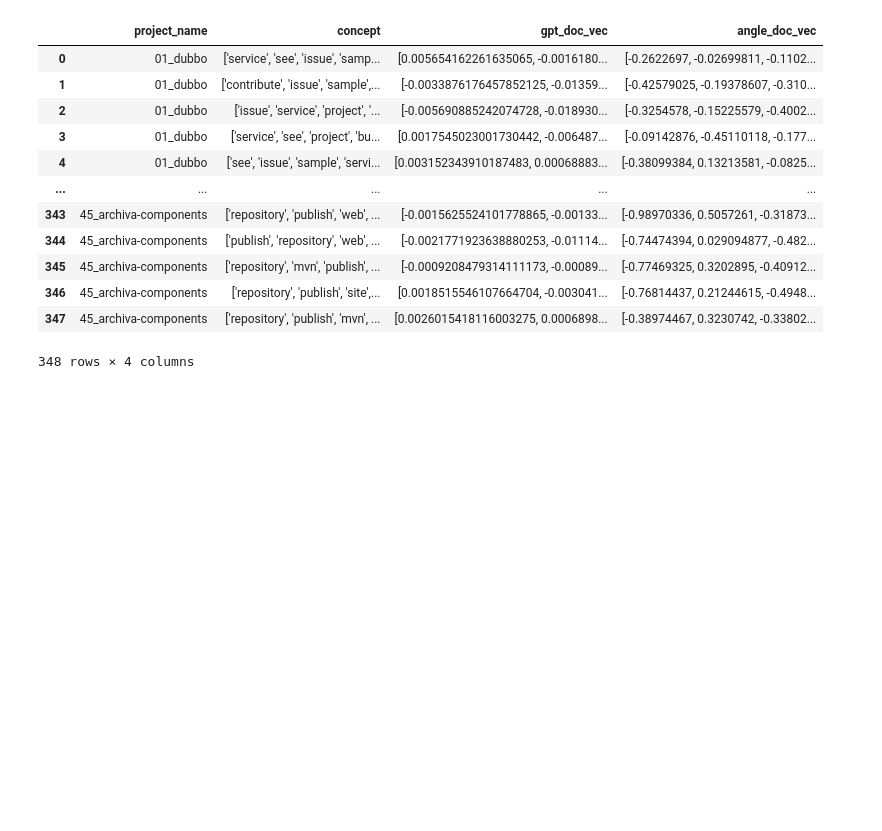
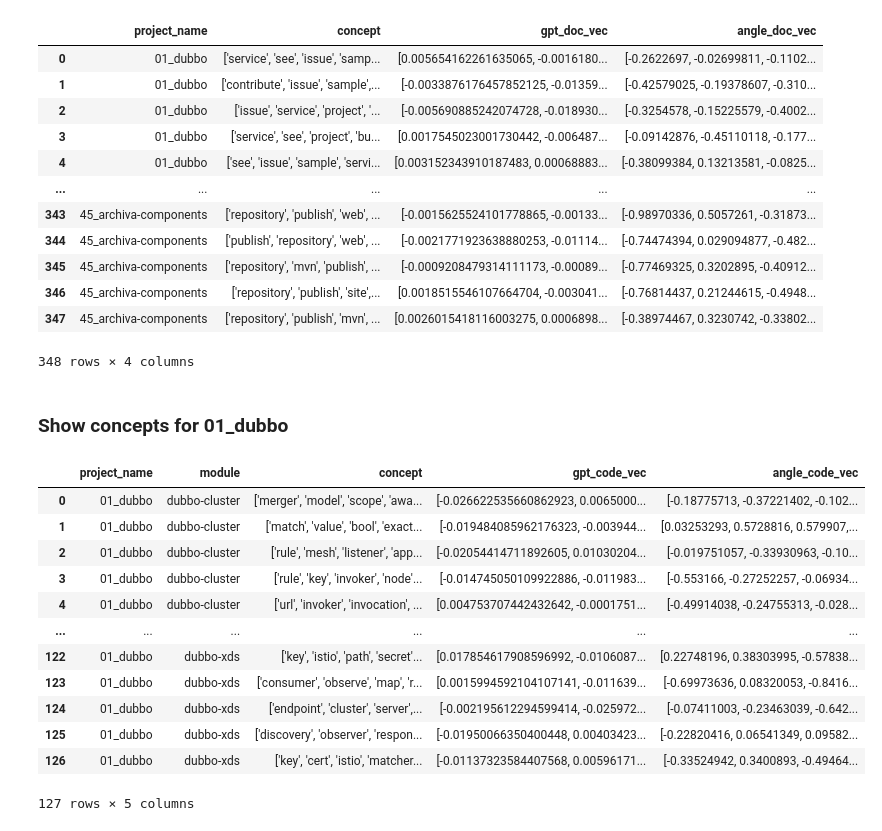
Before and after one commit to zakipauzi/concept-domain-coverage, a Jupyter notebook: 2_vectorising.ipynb, the cells around one changed output. Saved outputs shown, nothing was run; the diff lists cells and outputs as text; code cells hidden in the pictures; blank space fills up the shorter version.

Commit message:
plot dubbo concepts

```diff
--- a/2_vectorising.ipynb
+++ b/2_vectorising.ipynb
@@ -1073,0 +974,21 @@ plot.show()
+# %% [markdown]
+### Show concepts for 01_dubbo
+# %%
+dubbo_code_df = code_vec_df[code_vec_df['project_name'].str.startswith("01")]
+dubbo_test_df = test_vec_df[test_vec_df['project_name'].str.startswith("01")]
+dubbo_doc_df = doc_vec_df[doc_vec_df['project_name'].str.startswith("01")]
+dubbo_code_df
+# %% [output]
+|  | project_name | module | concept | gpt_code_vec | angle_code_vec |
+| 0 | 01_dubbo | dubbo-cluster | ['merger', 'model', 'scope', 'awa... | [-0.026622535660862923, 0.0065000... | [-0.18775713, -0.37221402, -0.102... |
+| 1 | 01_dubbo | dubbo-cluster | ['match', 'value', 'bool', 'exact... | [-0.019484085962176323, -0.003944... | [0.03253293, 0.5728816, 0.579907,... |
+| 2 | 01_dubbo | dubbo-cluster | ['rule', 'mesh', 'listener', 'app... | [-0.02054414711892605, 0.01030204... | [-0.019751057, -0.33930963, -0.10... |
+| 3 | 01_dubbo | dubbo-cluster | ['rule', 'key', 'invoker', 'node'... | [-0.014745050109922886, -0.011983... | [-0.553166, -0.27252257, -0.06934... |
+| 4 | 01_dubbo | dubbo-cluster | ['url', 'invoker', 'invocation', ... | [0.004753707442432642, -0.0001751... | [-0.49914038, -0.24755313, -0.028... |
+| ... | ... | ... | ... | ... | ... |
+| 122 | 01_dubbo | dubbo-xds | ['key', 'istio', 'path', 'secret'... | [0.017854617908596992, -0.0106087... | [0.22748196, 0.38303995, -0.57838... |
+| 123 | 01_dubbo | dubbo-xds | ['consumer', 'observe', 'map', 'r... | [0.0015994592104107141, -0.011639... | [-0.69973636, 0.08320053, -0.8416... |
+| 124 | 01_dubbo | dubbo-xds | ['endpoint', 'cluster', 'server',... | [-0.002195612294599414, -0.025972... | [-0.07411003, -0.23463039, -0.642... |
+| 125 | 01_dubbo | dubbo-xds | ['discovery', 'observer', 'respon... | [-0.01950066350400448, 0.00403423... | [-0.22820416, 0.06541349, 0.09582... |
+| 126 | 01_dubbo | dubbo-xds | ['key', 'cert', 'istio', 'matcher... | [-0.01137323584407568, 0.00596171... | [-0.33524942, 0.3400893, -0.49464... |
+127 rows × 5 columns
```
Also changed, not shown: parts of 6 cells of this notebook.
